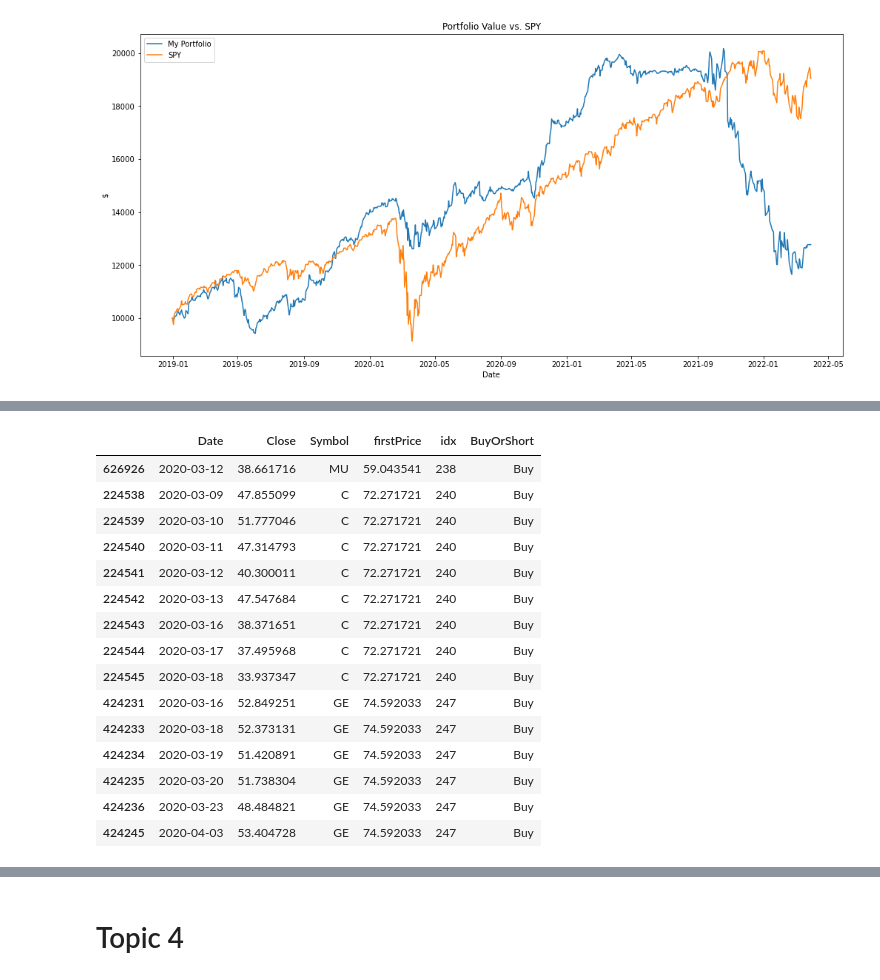
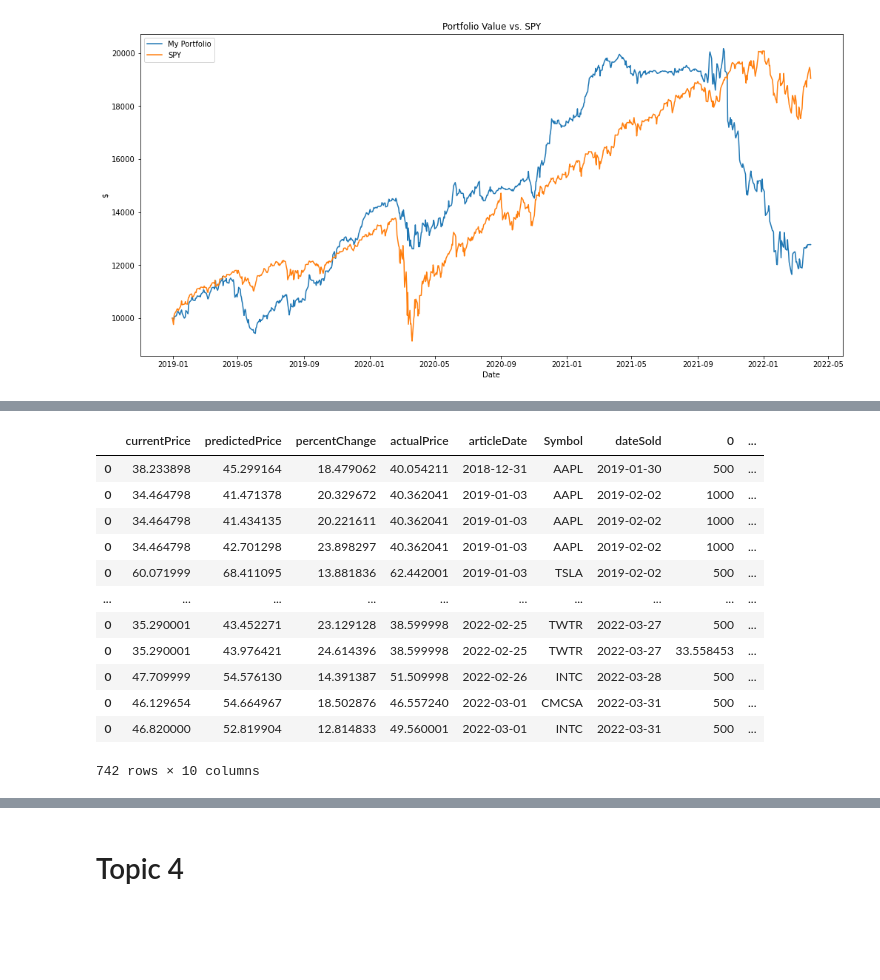
Before and after one commit to rtshinta/StockMarket, a Jupyter notebook: lda_sentiment.ipynb, the cells around one changed output, grey strips where cells are left out. Cells and saved outputs as stored; diff of their text form; code cells hidden in the pictures; blank space fills up the shorter version.

```diff
--- a/lda_sentiment.ipynb
+++ b/lda_sentiment.ipynb
@@ -1674,6 +1728,7 @@ tfidf_pd2['nextMonthDate'] = topic2['Date'].reset_index()['Date'] + pd.DateOffse
 tfidf_pd2['currentPrice'] = topic2['current_price'].reset_index()['current_price']
 tfidf_pd2['next_price'] = topic2['next_price'].reset_index()['next_price']
 tfidf_pd2['nextMonthPrice'] = topic2['nextMonthPrice'].reset_index()['nextMonthPrice']
+tfidf_pd2.index = topic2.index
 tfidf_pd2
 # %% [output]
 |  | 0 | 1 | 2 | 3 | 4 | 5 | 6 | 7 | 8 | 9 | ... | ... |
@@ -1919,6 +1974,7 @@ for i in range(len(dates)):
                     buying_power -= 1000
                     test = tmp.iloc[j]
                     test2 = test.append(pd.Series([1000])).to_frame().T
+                    test2['idx'] = tmp.index[j]
                     test2['BuyOrShort'] = 'Buy'
                     current = current.append(test2)
                     nBought += 1
@@ -1928,6 +1984,7 @@ for i in range(len(dates)):
                     buying_power -= 500
                     test = tmp.iloc[j]
                     test2 = test.append(pd.Series([1000])).to_frame().T
+                    test2['idx'] = tmp.index[j]
                     test2['BuyOrShort'] = 'Short'
                     current = current.append(test2)
                     nBought += 1
@@ -1936,6 +1993,7 @@ for i in range(len(dates)):
                 buying_power -= 500
                 test = tmp.iloc[j]
                 test2 = test.append(pd.Series([amount])).to_frame().T
+                test2['idx'] = tmp.index[j]
                 test2['BuyOrShort'] = 'Buy'
                 current = current.append(test2)
                 nBought += 1
@@ -1944,6 +2002,7 @@ for i in range(len(dates)):
                 buying_power -= x
                 test = tmp.iloc[j]
                 test2 = test.append(pd.Series([x])).to_frame().T
+                test2['idx'] = tmp.index[j]
                 test2['BuyOrShort'] = 'Buy'
                 current = current.append(test2)
                 nBought += 1
@@ -2074,6 +2133,7 @@ tfidf_pd3['nextMonthDate'] = topic3['Date'].reset_index()['Date'] + pd.DateOffse
 tfidf_pd3['currentPrice'] = topic3['current_price'].reset_index()['current_price']
 tfidf_pd3['next_price'] = topic3['next_price'].reset_index()['next_price']
 tfidf_pd3['nextMonthPrice'] = topic3['nextMonthPrice'].reset_index()['nextMonthPrice']
+tfidf_pd3.index = topic3.index
 tfidf_pd3
 # %% [output]
 |  | 0 | 1 | 2 | 3 | 4 | 5 | 6 | 7 | 8 | 9 | ... | ... |
@@ -2324,6 +2384,7 @@ for i in range(len(dates)):
                     buying_power -= 1000
                     test = tmp.iloc[j]
                     test2 = test.append(pd.Series([1000])).to_frame().T
+                    test2['idx'] = tmp.index[j]
                     test2['BuyOrShort'] = 'Buy'
                     current = current.append(test2)
                     nBought += 1
@@ -2333,6 +2394,7 @@ for i in range(len(dates)):
                     buying_power -= 500
                     test = tmp.iloc[j]
                     test2 = test.append(pd.Series([1000])).to_frame().T
+                    test2['idx'] = tmp.index[j]
                     test2['BuyOrShort'] = 'Short'
                     current = current.append(test2)
                     nBought += 1
@@ -2341,6 +2403,7 @@ for i in range(len(dates)):
                 buying_power -= 500
                 test = tmp.iloc[j]
                 test2 = test.append(pd.Series([amount])).to_frame().T
+                test2['idx'] = tmp.index[j]
                 test2['BuyOrShort'] = 'Buy'
                 current = current.append(test2)
                 nBought += 1
@@ -2349,6 +2412,7 @@ for i in range(len(dates)):
                 buying_power -= x
                 test = tmp.iloc[j]
                 test2 = test.append(pd.Series([x])).to_frame().T
+                test2['idx'] = tmp.index[j]
                 test2['BuyOrShort'] = 'Buy'
                 current = current.append(test2)
                 nBought += 1
@@ -2466,19 +2530,16 @@ Text(0.5, 1.0, 'Portfolio Value vs. SPY')
 # %%
-all_holdings[all_holdings['Close'] + 20 < all_holdings['firstPrice']]
+current
 # %% [output]
-|  | Date | Close | Symbol | firstPrice | idx | BuyOrShort |
-| 626926 | 2020-03-12 | 38.661716 | MU | 59.043541 | 238 | Buy |
-| 224538 | 2020-03-09 | 47.855099 | C | 72.271721 | 240 | Buy |
-| 224539 | 2020-03-10 | 51.777046 | C | 72.271721 | 240 | Buy |
-| 224540 | 2020-03-11 | 47.314793 | C | 72.271721 | 240 | Buy |
-| 224541 | 2020-03-12 | 40.300011 | C | 72.271721 | 240 | Buy |
-| 224542 | 2020-03-13 | 47.547684 | C | 72.271721 | 240 | Buy |
-| 224543 | 2020-03-16 | 38.371651 | C | 72.271721 | 240 | Buy |
-| 224544 | 2020-03-17 | 37.495968 | C | 72.271721 | 240 | Buy |
-| 224545 | 2020-03-18 | 33.937347 | C | 72.271721 | 240 | Buy |
-| 424231 | 2020-03-16 | 52.849251 | GE | 74.592033 | 247 | Buy |
-| 424233 | 2020-03-18 | 52.373131 | GE | 74.592033 | 247 | Buy |
-| 424234 | 2020-03-19 | 51.420891 | GE | 74.592033 | 247 | Buy |
-| 424235 | 2020-03-20 | 51.738304 | GE | 74.592033 | 247 | Buy |
-| 424236 | 2020-03-23 | 48.484821 | GE | 74.592033 | 247 | Buy |
-| 424245 | 2020-04-03 | 53.404728 | GE | 74.592033 | 247 | Buy |
+|  | currentPrice | predictedPrice | percentChange | actualPrice | articleDate | Symbol | dateSold | 0 | ... |
+| 0 | 38.233898 | 45.299164 | 18.479062 | 40.054211 | 2018-12-31 | AAPL | 2019-01-30 | 500 | ... |
+| 0 | 34.464798 | 41.471378 | 20.329672 | 40.362041 | 2019-01-03 | AAPL | 2019-02-02 | 1000 | ... |
+| 0 | 34.464798 | 41.434135 | 20.221611 | 40.362041 | 2019-01-03 | AAPL | 2019-02-02 | 1000 | ... |
+| 0 | 34.464798 | 42.701298 | 23.898297 | 40.362041 | 2019-01-03 | AAPL | 2019-02-02 | 1000 | ... |
+| 0 | 60.071999 | 68.411095 | 13.881836 | 62.442001 | 2019-01-03 | TSLA | 2019-02-02 | 500 | ... |
+| ... | ... | ... | ... | ... | ... | ... | ... | ... | ... |
+| 0 | 35.290001 | 43.452271 | 23.129128 | 38.599998 | 2022-02-25 | TWTR | 2022-03-27 | 500 | ... |
+| 0 | 35.290001 | 43.976421 | 24.614396 | 38.599998 | 2022-02-25 | TWTR | 2022-03-27 | 33.558453 | ... |
+| 0 | 47.709999 | 54.576130 | 14.391387 | 51.509998 | 2022-02-26 | INTC | 2022-03-28 | 500 | ... |
+| 0 | 46.129654 | 54.664967 | 18.502876 | 46.557240 | 2022-03-01 | CMCSA | 2022-03-31 | 500 | ... |
+| 0 | 46.820000 | 52.819904 | 12.814833 | 49.560001 | 2022-03-01 | INTC | 2022-03-31 | 500 | ... |
+742 rows × 10 columns
```
Also changed, not shown: parts of 22 cells of this notebook, 2 other files.
